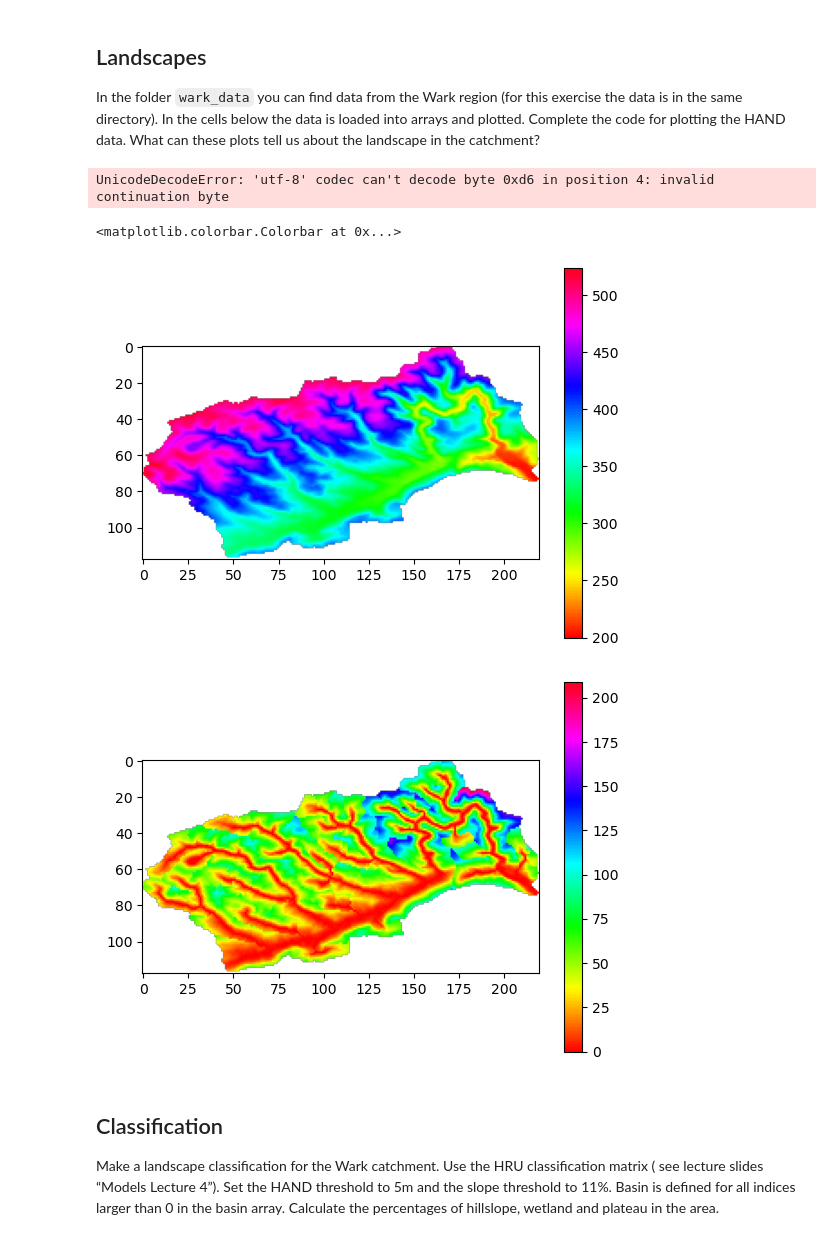
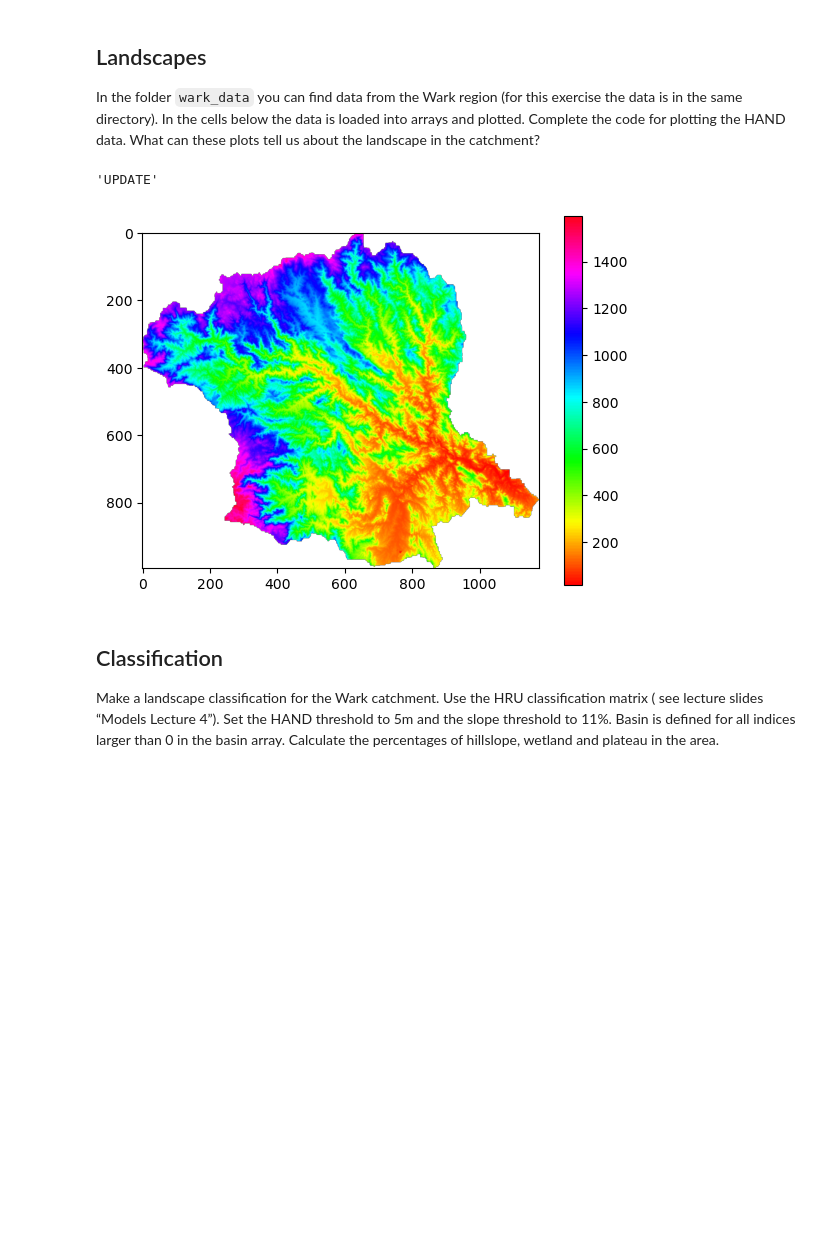
Before and after one commit to eWaterCycle/teaching-materials, a Jupyter notebook: book/exercise_journal_ann_laura/FlexTopo/exercise_flextopo_manning.ipynb, the cells around one changed output. Saved outputs shown, nothing was run; the diff lists cells and outputs as text; code cells hidden in the pictures; blank space fills up the shorter version.

```diff
--- a/book/exercise_journal_ann_laura/FlexTopo/exercise_flextopo_manning.ipynb
+++ b/book/exercise_journal_ann_laura/FlexTopo/exercise_flextopo_manning.ipynb
@@ -283,27 +264,24 @@ with rasterio.open("DEM_manning.tif") as src:
 # %%
-DEM = np.genfromtxt('DEM_manning.asc',  dtype=float, autostrip=True)
-slope = np.genfromtxt('slope_manning.asc',  dtype=float, autostrip=True)
+DEM = np.genfromtxt('DEM_killawarra.asc',  dtype=float, autostrip=True, skip_header=6)
+slope = np.genfromtxt('slope_killawarra.asc',  dtype=float, autostrip=True, skip_header=6)
 # hand = np.genfromtxt('HAND.asc',  dtype=float, autostrip=True)
-# basin = np.genfromtxt('basin.asc',  dtype=float, autostrip=True)
+basin = np.genfromtxt('basin_killawarra.asc',  dtype=float, autostrip=True, skip_header=6)
-# %% [output]
-UnicodeDecodeError: 'utf-8' codec can't decode byte 0xd6 in position 4: invalid continuation byte
 # %%
 # plot DEM
 plt.figure(1)
 DEM[DEM==-9999]=np.nan
 plt.imshow(DEM, cmap='hsv')
 plt.colorbar()
 
 '''UPDATE'''
-# plot HAND
-plt.figure(2)
-hand[hand==-9999]=np.nan
-plt.imshow(hand, cmap='hsv')
-plt.colorbar()
+# # plot HAND
+# plt.figure(2)
+# hand[hand==-9999]=np.nan
+# plt.imshow(hand, cmap='hsv')
+# plt.colorbar()
 # %% [output]
-<matplotlib.colorbar.Colorbar at 0x...>
+'UPDATE'
-[figure, old version]
+[figure, new version]
-[figure, removed]
 # %% [markdown]
 ## Classification
 
```
Also changed, not shown: parts of 1 cell of this notebook.
